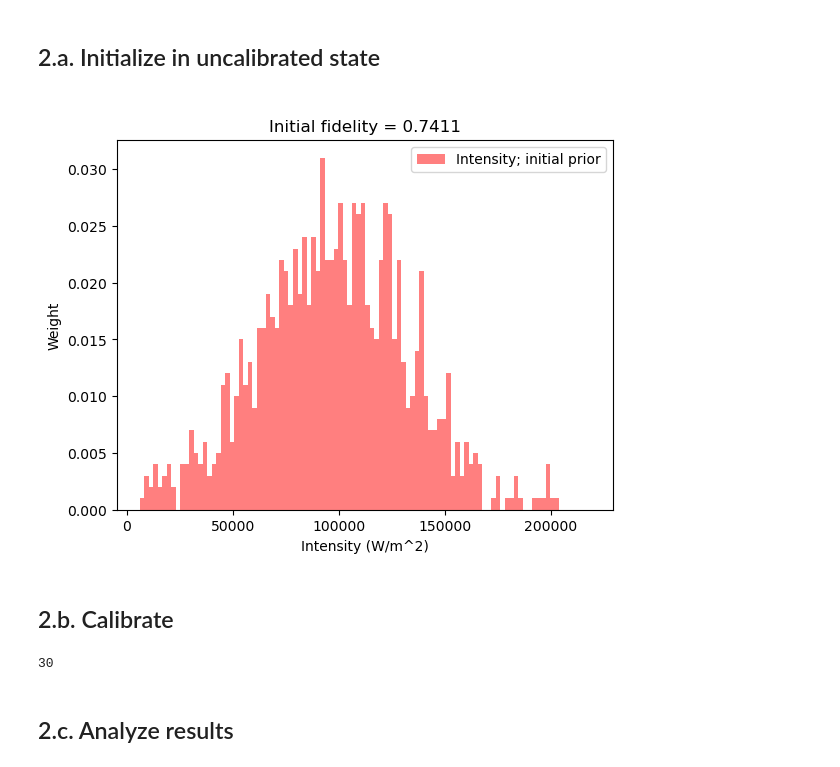
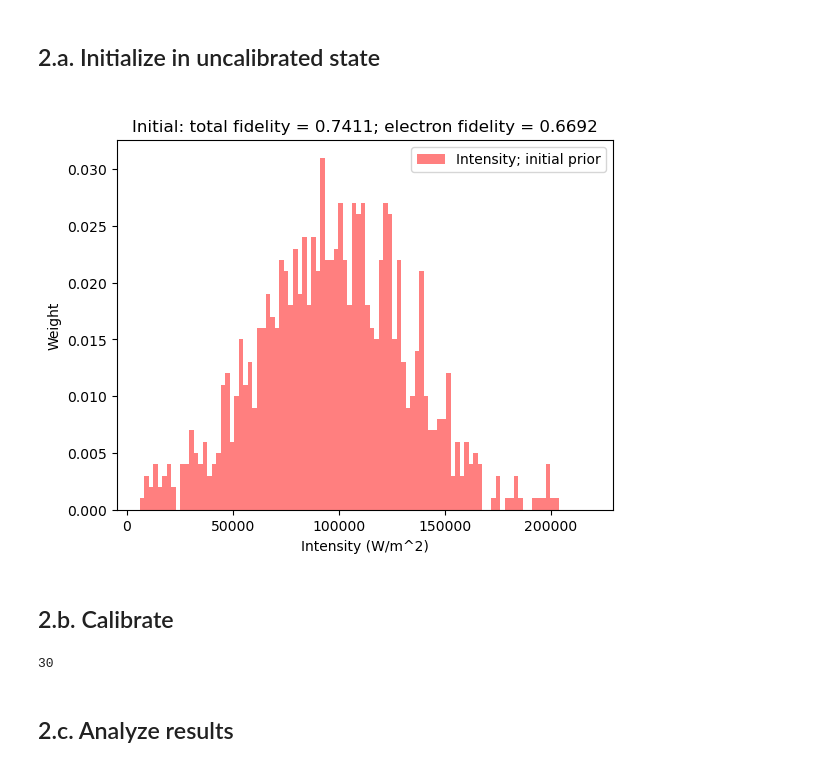
Before and after one commit to SQRLab/IonSim, a Jupyter notebook: molmer_sorensen/bayesian_calibration_1D.ipynb, the cells around one changed output. Drawn from its saved outputs; the diff is of its cells as text; code cells hidden in the pictures.

```diff
--- a/molmer_sorensen/bayesian_calibration_1D.ipynb
+++ b/molmer_sorensen/bayesian_calibration_1D.ipynb
@@ -596,35 +728,37 @@ particles_I_1d = deepcopy(particles_I_1d_initial);
 # I_INITIAL = + 3*σ_I
 I_INITIAL = 2*μ_I
 MS_CHAMBER_UNTUNED = construct_MS_chamber(
     μ_ν,
     I_INITIAL,
     C0/μ_f_cl,
     DETUNING,
     AC_CORRECTION,
     B_STRENGTH
 )
 phase!(MS_CHAMBER_UNTUNED.lasers[1], μ_ϕ)
 phase!(MS_CHAMBER_UNTUNED.lasers[2], μ_ϕ)
 
 # Initial belief about theta
 I_bar = sum(particles_I_1d .* weights_I_1d)
 
 # Initial fidelity
 h = hamiltonian(MS_CHAMBER_UNTUNED, timescale=TIMESCALE, lamb_dicke_order=1, rwa_cutoff=Inf)
 tout, sol = timeevolution.schroedinger_dynamic(T_RANGE/TIMESCALE, ket_00 ⊗ ket0_VIB_MODE, h)
 ρ = dm(sol[end])
-fid = real(fidelity(ρ, ρ_00_p_i11 ⊗ dm0_VIB_MODE))
+ρ_el = ptrace(ρ, 3)
+fid = real(fidelity(ρ, ρ_TARGET))
+fid_el = real(fidelity(ρ_el, ρ_00_m_i11))
 
 particles_I_1d_binned_initial, weights_I_1d_binned_initial, binwidth_I_1d_initial = bin_prior(particles_I_1d_initial, weights_I_1d_initial, 100)
 fig = plt.figure()
 plt.bar(particles_I_1d_binned_initial, weights_I_1d_binned_initial, width = binwidth_I_1d_initial, color="r", label = "Intensity; initial prior", alpha=0.5)
-plt.title("\nInitial fidelity = $(round(fid, digits=4))")
+plt.title("\nInitial: total fidelity = $(round(fid, digits=4)); electron fidelity = $(round(fid_el, digits=4))")
 plt.xlabel("Intensity (W/m^2)")
 plt.ylabel("Weight")
 plt.legend()
 plt.display(fig)
 plt.close(fig)
 # %% [output]
-[figure, old version]
+[figure, new version]
 # %% [markdown]
 ## 2.b. Calibrate
@@ -687,7 +765,8 @@ end
-# %%
-loop
-# %% [output]
-30
+# %%
+MS_CHAMBER_I_TUNED, particles_I_1d, weights_I_1d, I_tracker, I_bar_tracker, I_fid_tracker = BayesianCalibration1D(MS_CHAMBER_UNTUNED, particles_I_1d, weights_I_1d, m_given_I_1d_dist, "I", 5, 0.1)
+length(I_tracker)
+# %% [output]
+30
 # %% [markdown]
 ## 2.c. Analyze results
 # %%
```
Also changed, not shown: parts of 21 cells of this notebook.
